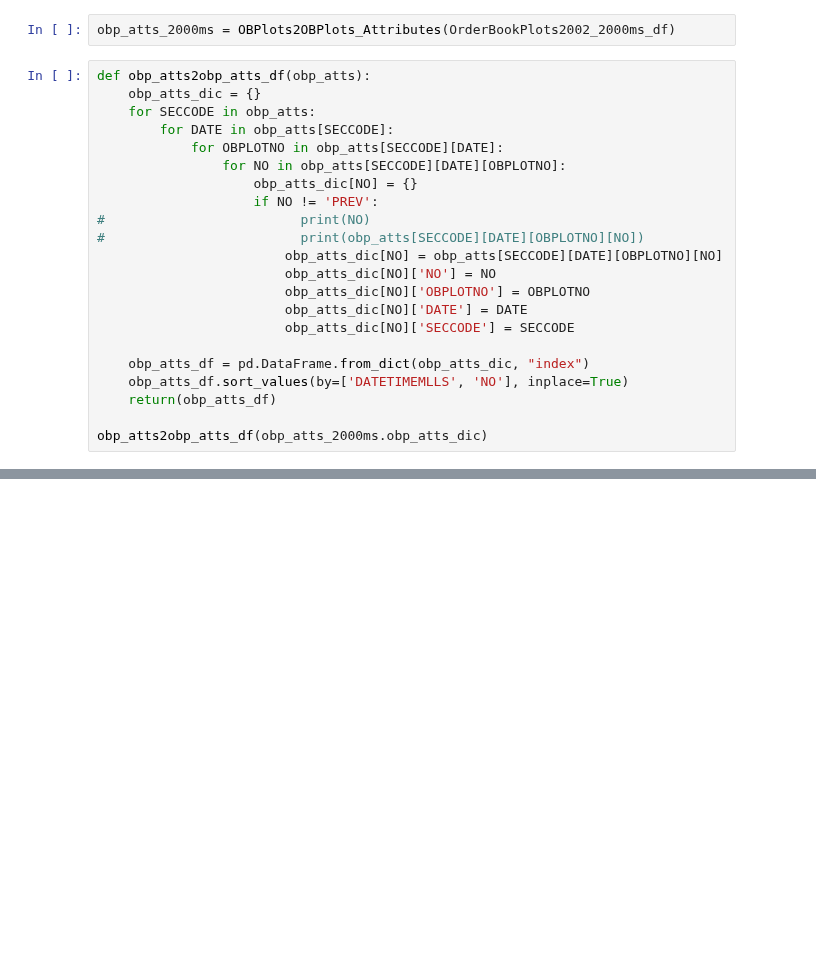
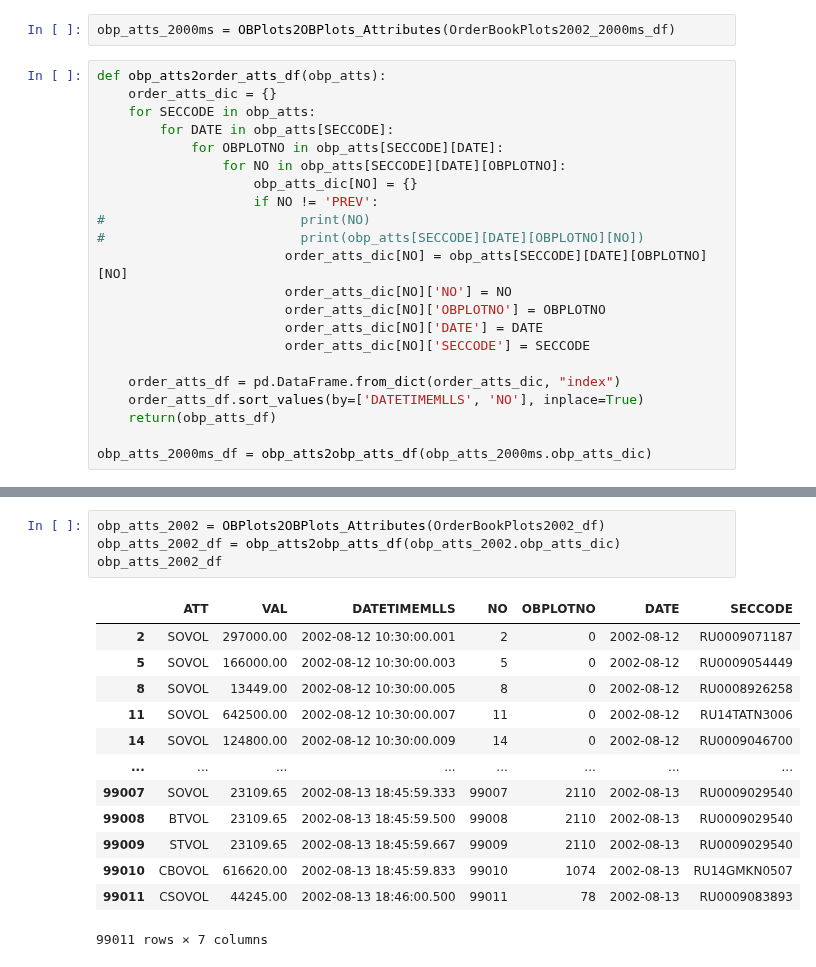
Before and after one commit to leonid-tkach/order-book-plot-find, a Jupyter notebook: OBPlots_Attributes.ipynb, the cells around one changed output, grey strips where cells are left out. Saved outputs shown, nothing was run; the diff lists cells and outputs as text; blank space fills up the shorter version.

Commit message:
def obp_atts2order_atts_df(obp_atts):

```diff
--- a/OBPlots_Attributes.ipynb
+++ b/OBPlots_Attributes.ipynb
@@ -210,8 +210,8 @@ class OBPlots2OBPlots_Attributes:
 # %%
 obp_atts_2000ms = OBPlots2OBPlots_Attributes(OrderBookPlots2002_2000ms_df)
 # %%
-def obp_atts2obp_atts_df(obp_atts):
-    obp_atts_dic = {}
+def obp_atts2order_atts_df(obp_atts):
+    order_atts_dic = {}
     for SECCODE in obp_atts:
         for DATE in obp_atts[SECCODE]:
             for OBPLOTNO in obp_atts[SECCODE][DATE]:
@@ -220,14 +220,14 @@ def obp_atts2obp_atts_df(obp_atts):
                     if NO != 'PREV':
 #                         print(NO)
 #                         print(obp_atts[SECCODE][DATE][OBPLOTNO][NO])
-                        obp_atts_dic[NO] = obp_atts[SECCODE][DATE][OBPLOTNO][NO]
-                        obp_atts_dic[NO]['NO'] = NO
-                        obp_atts_dic[NO]['OBPLOTNO'] = OBPLOTNO
-                        obp_atts_dic[NO]['DATE'] = DATE
-                        obp_atts_dic[NO]['SECCODE'] = SECCODE
+                        order_atts_dic[NO] = obp_atts[SECCODE][DATE][OBPLOTNO][NO]
+                        order_atts_dic[NO]['NO'] = NO
+                        order_atts_dic[NO]['OBPLOTNO'] = OBPLOTNO
+                        order_atts_dic[NO]['DATE'] = DATE
+                        order_atts_dic[NO]['SECCODE'] = SECCODE
 
-    obp_atts_df = pd.DataFrame.from_dict(obp_atts_dic, "index")
-    obp_atts_df.sort_values(by=['DATETIMEMLLS', 'NO'], inplace=True)
+    order_atts_df = pd.DataFrame.from_dict(order_atts_dic, "index")
+    order_atts_df.sort_values(by=['DATETIMEMLLS', 'NO'], inplace=True)
     return(obp_atts_df)
 
-obp_atts2obp_atts_df(obp_atts_2000ms.obp_atts_dic)
+obp_atts_2000ms_df = obp_atts2obp_atts_df(obp_atts_2000ms.obp_atts_dic)
@@ -264,0 +234,18 @@ obp_atts2obp_atts_df(obp_atts_2007.obp_atts_dic)
+# %%
+obp_atts_2002 = OBPlots2OBPlots_Attributes(OrderBookPlots2002_df)
+obp_atts_2002_df = obp_atts2obp_atts_df(obp_atts_2002.obp_atts_dic)
+obp_atts_2002_df
+# %% [output]
+|  | ATT | VAL | DATETIMEMLLS | NO | OBPLOTNO | DATE | SECCODE |
+| 2 | SOVOL | 297000.00 | 2002-08-12 10:30:00.001 | 2 | 0 | 2002-08-12 | RU0009071187 |
+| 5 | SOVOL | 166000.00 | 2002-08-12 10:30:00.003 | 5 | 0 | 2002-08-12 | RU0009054449 |
+| 8 | SOVOL | 13449.00 | 2002-08-12 10:30:00.005 | 8 | 0 | 2002-08-12 | RU0008926258 |
+| 11 | SOVOL | 642500.00 | 2002-08-12 10:30:00.007 | 11 | 0 | 2002-08-12 | RU14TATN3006 |
+| 14 | SOVOL | 124800.00 | 2002-08-12 10:30:00.009 | 14 | 0 | 2002-08-12 | RU0009046700 |
+| ... | ... | ... | ... | ... | ... | ... | ... |
+| 99007 | SOVOL | 23109.65 | 2002-08-13 18:45:59.333 | 99007 | 2110 | 2002-08-13 | RU0009029540 |
+| 99008 | BTVOL | 23109.65 | 2002-08-13 18:45:59.500 | 99008 | 2110 | 2002-08-13 | RU0009029540 |
+| 99009 | STVOL | 23109.65 | 2002-08-13 18:45:59.667 | 99009 | 2110 | 2002-08-13 | RU0009029540 |
+| 99010 | CBOVOL | 616620.00 | 2002-08-13 18:45:59.833 | 99010 | 1074 | 2002-08-13 | RU14GMKN0507 |
+| 99011 | CSOVOL | 44245.00 | 2002-08-13 18:46:00.500 | 99011 | 78 | 2002-08-13 | RU0009083893 |
+99011 rows × 7 columns
```
Also changed, not shown: parts of 3 cells of this notebook.
